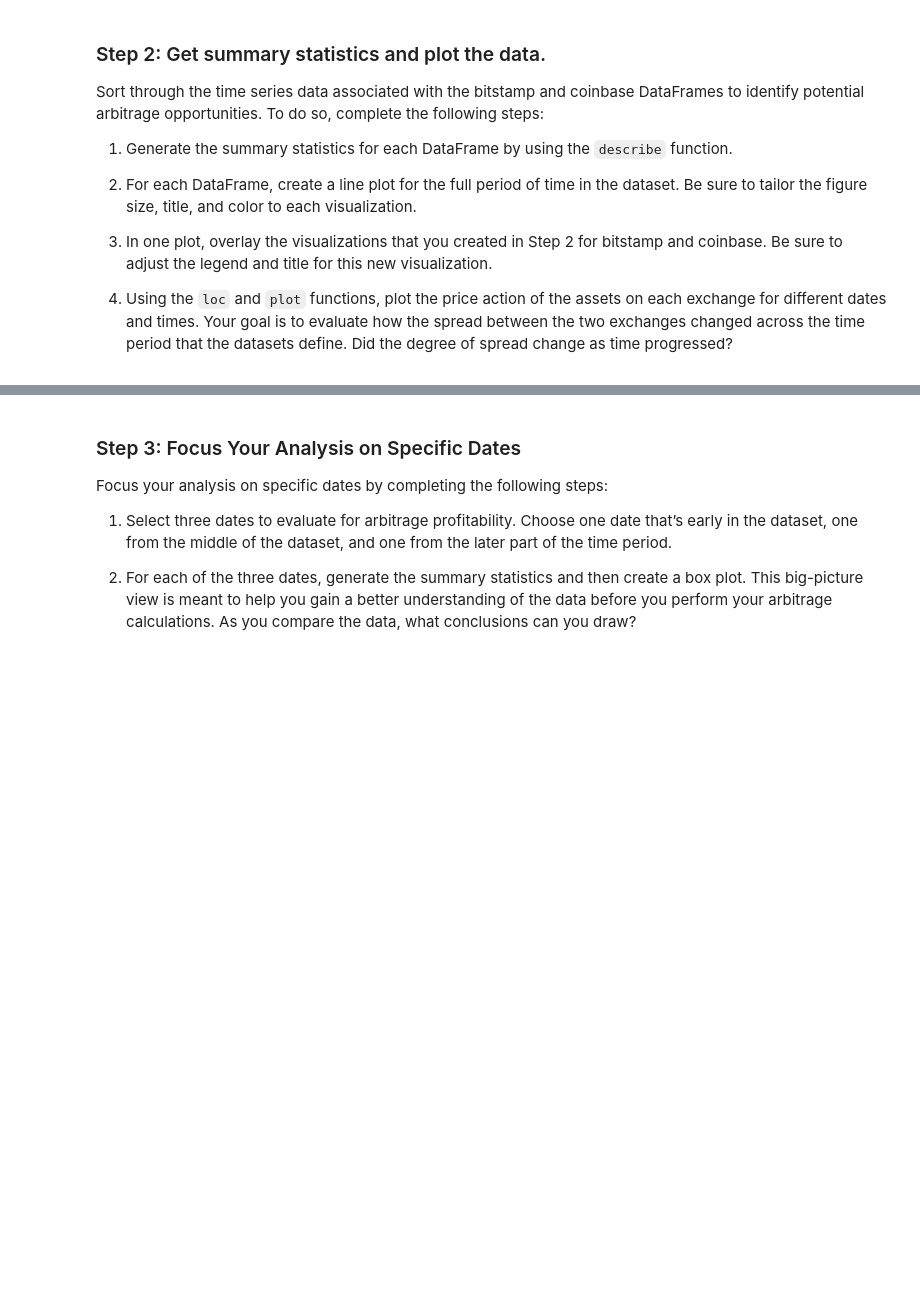
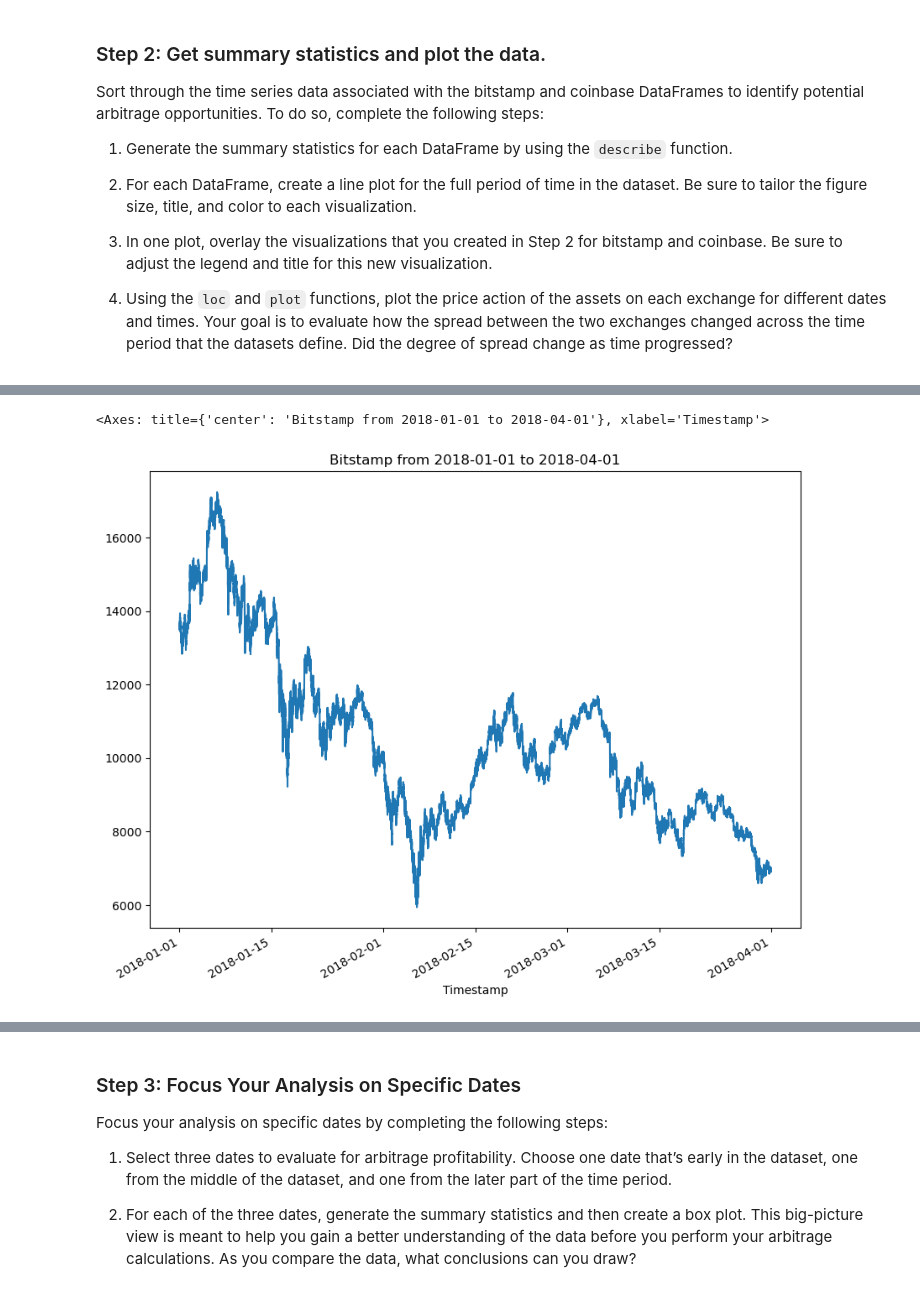
Before and after one commit to greg-krulin/Challenge3, a Jupyter notebook: crypto_arbitrage.ipynb, the cells around one changed output, grey strips where cells are left out. Cells and saved outputs as stored; diff of their text form; code cells hidden in the pictures; blank space fills up the shorter version.

Commit message:
Finished intial plotting of data

```diff
--- a/crypto_arbitrage.ipynb
+++ b/crypto_arbitrage.ipynb
@@ -212,7 +234,11 @@ Sort through the time series data associated with the bitstamp and coinbase Data
 # %%
 # Create a line plot for the bitstamp DataFrame for the full length of time in the dataset
 # Be sure that the figure size, title, and color are tailored to each visualization
 # YOUR CODE HERE
+bitstamp['Close'].plot(figsize = (10,8), title ="Bitstamp Bitcoin prices from 2018-01-01 to 2018-04-01")
+# %% [output]
+<Axes: title={'center': 'Bitstamp from 2018-01-01 to 2018-04-01'}, xlabel='Timestamp'>
+[figure, added]
 # %%
 # Create a line plot for the coinbase DataFrame for the full length of time in the dataset
 # Be sure that the figure size, title, and color are tailored to each visualization
```
Also changed, not shown: parts of 9 cells of this notebook.
